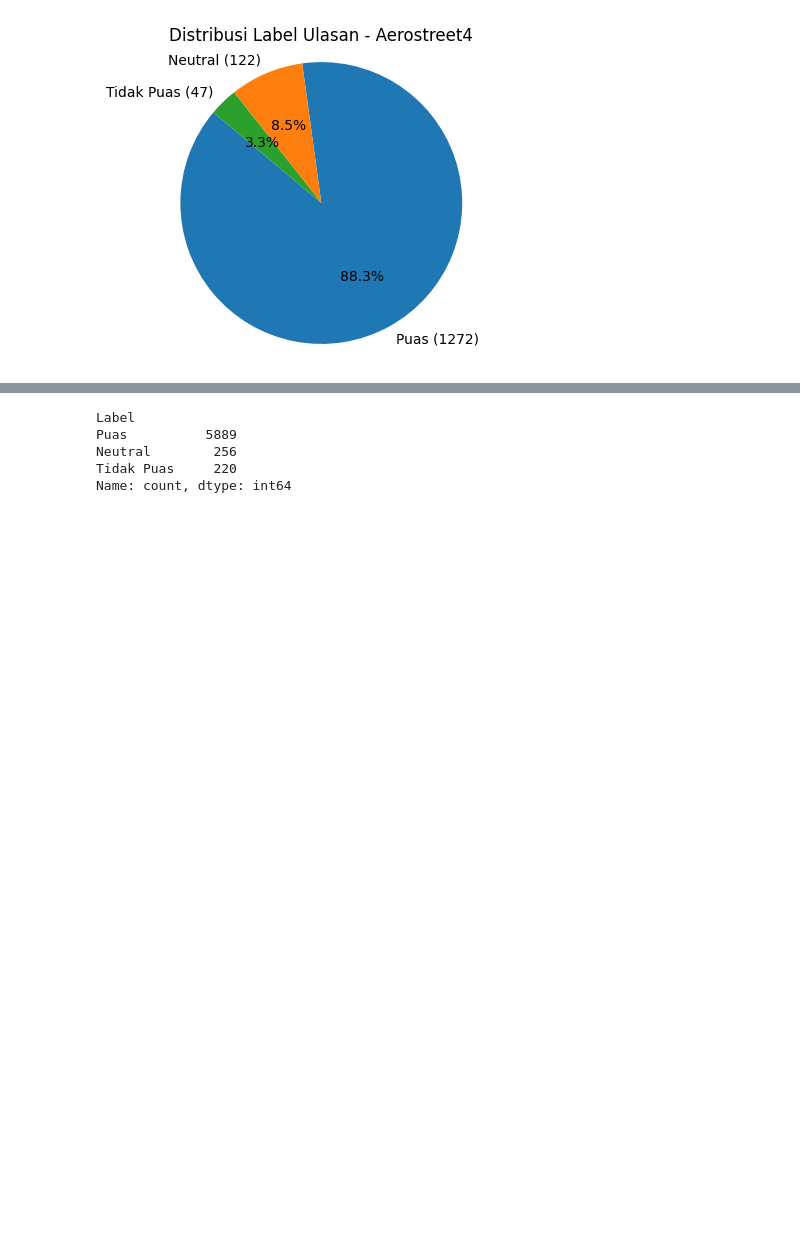
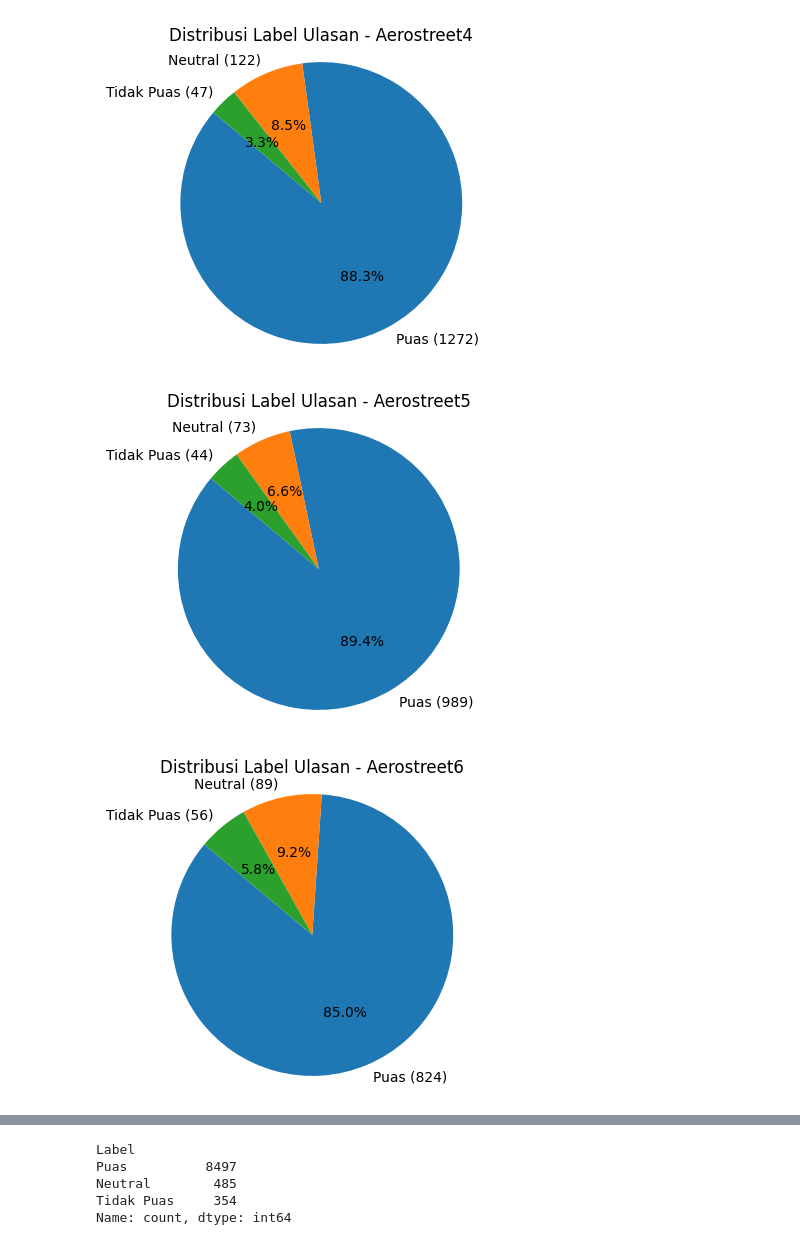
Before and after one commit to daniferdinandall/analisis_sentimen_produk_ecommers, a Jupyter notebook: preprocessing/data_selection.ipynb, the cells around one changed output, grey strips where cells are left out. Drawn from its saved outputs; the diff is of its cells as text; code cells hidden in the pictures; blank space fills up the shorter version.

Commit message:
refactor: Update file paths and CSV names for labeling and preprocessing

```diff
--- a/preprocessing/data_selection.ipynb
+++ b/preprocessing/data_selection.ipynb
@@ -8,6 +8,9 @@ df_1 = pd.read_csv('label/Aerostreet1_labeled.csv')
 df_2 = pd.read_csv('label/Aerostreet2_labeled.csv')
 df_3 = pd.read_csv('label/Aerostreet3_labeled.csv')
 df_4 = pd.read_csv('label/Aerostreet4_labeled.csv')
+df_5 = pd.read_csv('label/Aerostreet5_labeled.csv')
+df_6 = pd.read_csv('label/Aerostreet6_labeled.csv')
+df_7 = pd.read_csv('label/Aerostreet7_labeled.csv')
 # %%
 def buat_pie_chart(df, title):
     # Menghitung distribusi label
@@ -25,12 +28,17 @@ def buat_pie_chart(df, title):
 # %%
 
 # Membuat pie chart untuk setiap dataset
 buat_pie_chart(df_1, 'Distribusi Label Ulasan - Aerostreet1')
 buat_pie_chart(df_2, 'Distribusi Label Ulasan - Aerostreet2')
 buat_pie_chart(df_3, 'Distribusi Label Ulasan - Aerostreet3')
 buat_pie_chart(df_4, 'Distribusi Label Ulasan - Aerostreet4')
+buat_pie_chart(df_5, 'Distribusi Label Ulasan - Aerostreet5')
+buat_pie_chart(df_6, 'Distribusi Label Ulasan - Aerostreet6')
+buat_pie_chart(df_7, 'Distribusi Label Ulasan - Aerostreet7')
 # %% [output]
 [figure]
 [figure]
 [figure]
 [figure]
+[figure, added]
+[figure, added]
@@ -37,6 +46,6 @@ buat_pie_chart(df_4, 'Distribusi Label Ulasan - Aerostreet4')
 # %%
 # Menggabungkan data dari semua file
-df = pd.concat([df_1, df_2, df_3, df_4])
+df = pd.concat([df_1, df_2, df_3, df_4,df_5,df_6,df_7])
 
 # Menentukan kolom yang relevan
 kolom = ['Ulasan', 'Label']
@@ -48,9 +57,9 @@ label_counts = df['Label'].value_counts()
 print(label_counts)
 # %% [output]
 Label
-Puas          5889
-Neutral        256
-Tidak Puas     220
+Puas          8497
+Neutral        485
+Tidak Puas     354
 Name: count, dtype: int64
 # %%
 # Mengambil maksimum 250 data dari masing-masing label
```
Also changed, not shown: parts of 4 cells of this notebook, 1 other file.
